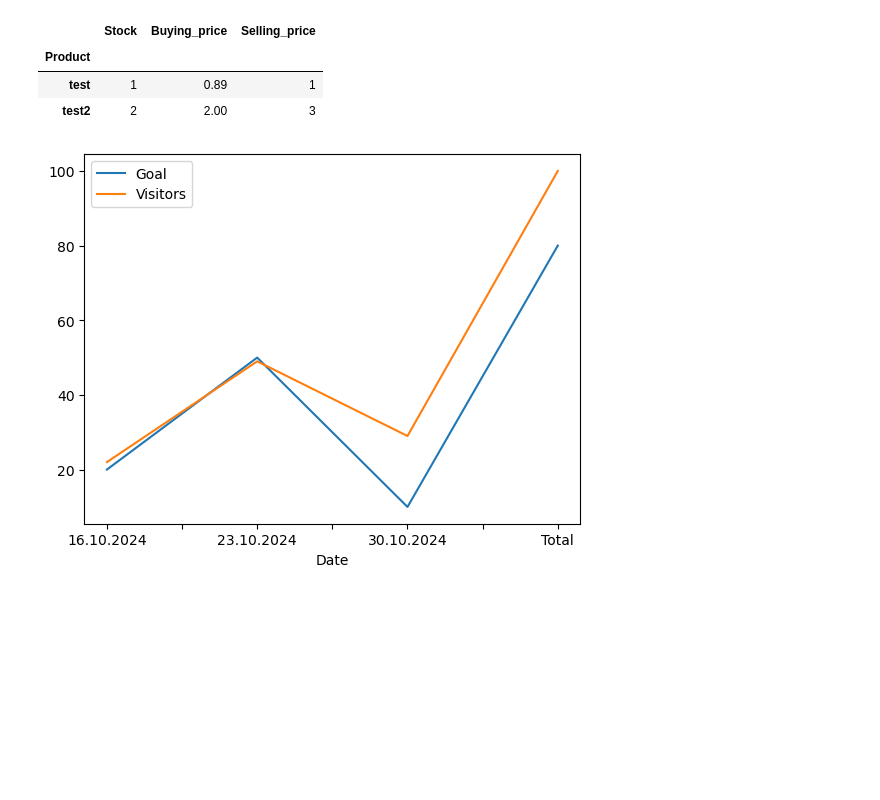
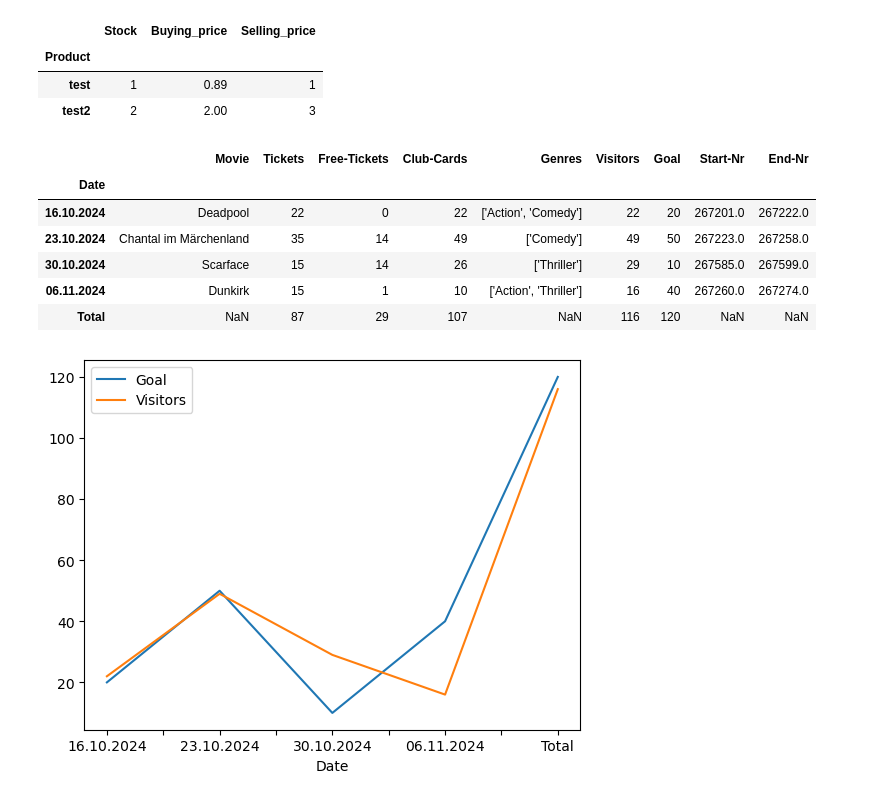
Before and after one commit to xParkynn/Campus_Kino_Software, a Jupyter notebook: test.ipynb, the cells around one changed output. Cells and saved outputs as stored; diff of their text form; code cells hidden in the pictures; blank space fills up the shorter version.

```diff
--- a/test.ipynb
+++ b/test.ipynb
@@ -103,9 +103,17 @@ class TicketManager(object):
 # %%
 tickm = TicketManager()
 #tickm.save_tickets(name="Scarface", date="30.10.2024", tickets_sold=15, free_tickets=14, clubcards=26, genres=["Thriller"], goal=10, startnr=267585, endnr=267599)
 
-
-
-tickm.plot_goal()
+tickm.db
 # %% [output]
-[figure, removed]
+|  | Movie | Tickets | Free-Tickets | Club-Cards | Genres | Visitors | Goal | Start-Nr | End-Nr |
+| Date |  |  |  |  |  |  |  |  |  |
+| 16.10.2024 | Deadpool | 22 | 0 | 22 | ['Action', 'Comedy'] | 22 | 20 | 267201.0 | 267222.0 |
+| 23.10.2024 | Chantal im Märchenland | 35 | 14 | 49 | ['Comedy'] | 49 | 50 | 267223.0 | 267258.0 |
+| 30.10.2024 | Scarface | 15 | 14 | 26 | ['Thriller'] | 29 | 10 | 267585.0 | 267599.0 |
+| 06.11.2024 | Dunkirk | 15 | 1 | 10 | ['Action', 'Thriller'] | 16 | 40 | 267260.0 | 267274.0 |
+| Total | NaN | 87 | 29 | 107 | NaN | 116 | 120 | NaN | NaN |
+# %%
+tickm.plot_goal()
+# %% [output]
+[figure, added]
```
Also changed, not shown: 9 other files.
